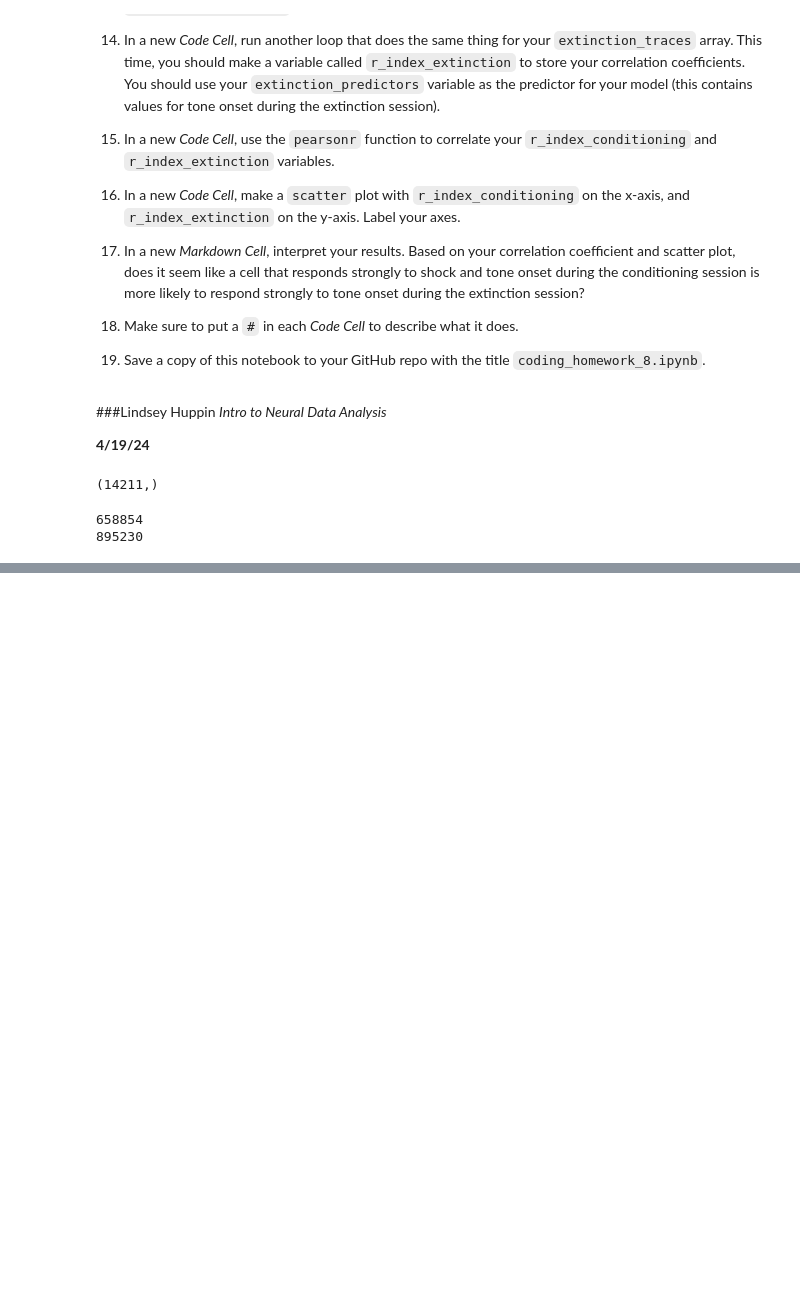
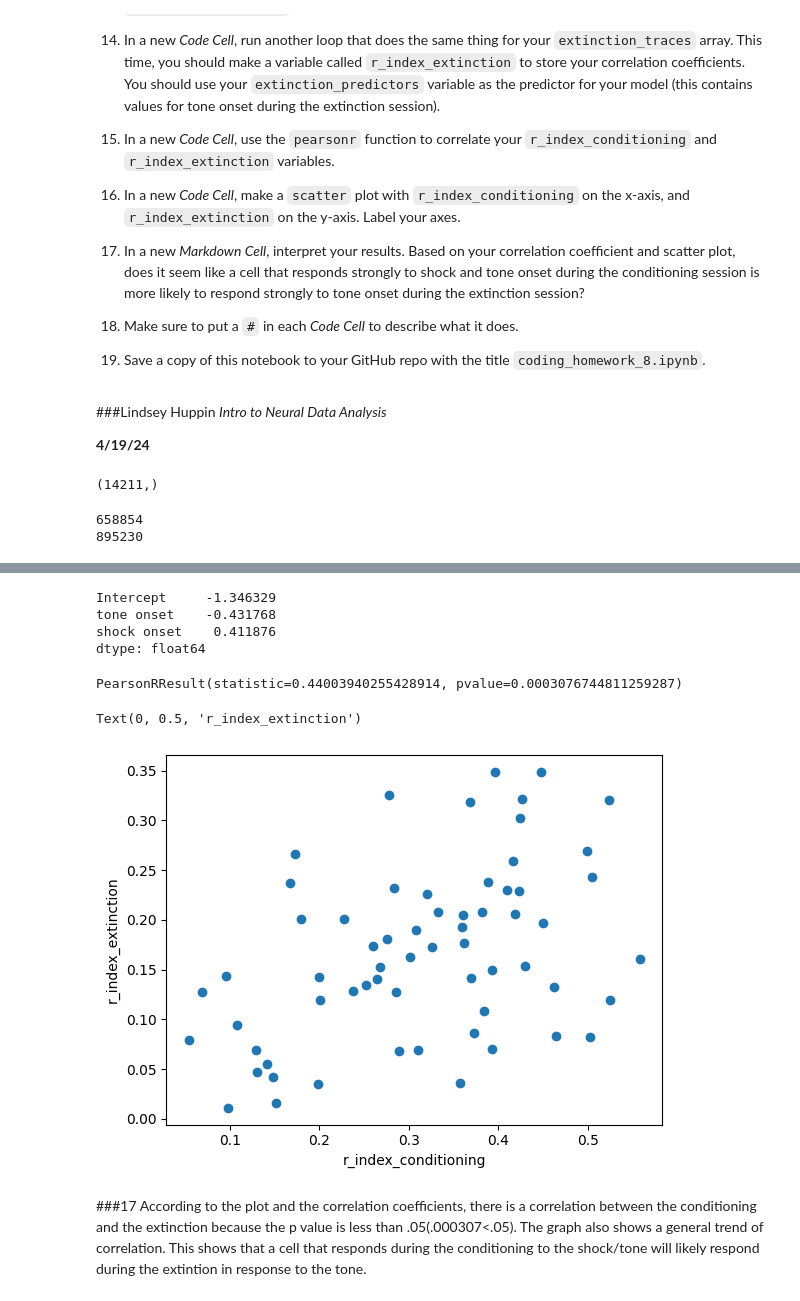
Before and after one commit to lindseyhuppin/Neur265Work, a Jupyter notebook: homework/coding_homework_8.ipynb, the cells around one changed output, grey strips where cells are left out. Cells and saved outputs as stored; diff of their text form; code cells hidden in the pictures; blank space fills up the shorter version.

```diff
--- a/homework/coding_homework_8.ipynb
+++ b/homework/coding_homework_8.ipynb
@@ -83,0 +107,57 @@ time_extinction = np.linspace(0,(extinction_traces.shape[0]-1)/15,extinction_tra
+# %%
+#12 comparing the prediction to the data
+shock_array = np.zeros(10458)
+for i in range(10458):
+  if i >= (shock_index[0]-15)*15 and i <= (shock_index[0]+30)*15:
+    shock_array[i] = 1
+  elif i>= (shock_index[1]-15)*15 and i <= (shock_index[1]+30)*15:
+    shock_array[i] = 1
+  elif i>= (shock_index[2]-15)*15 and i <= (shock_index[2]+30)*15:
+    shock_array[i] = 1
+  else:
+    shock_array[i] = 0
+
+tone_array = np.zeros(10458)
+for i in range(10458):
+  if i >= (tone_index[0]-15)*15 and i <= (tone_index[0]+30)*15:
+    tone_array[i] = 1
+  elif i>= (tone_index[1]-15)*15 and i <= (tone_index[1]+30)*15:
+    tone_array[i] = 1
+  elif i>= (tone_index[2]-15)*15 and i <= (tone_index[2]+30)*15:
+    tone_array[i] = 1
+  else:
+    tone_array[i] = 0
+
+from pandas import DataFrame as df
+import statsmodels.api as sm
+from statsmodels.genmod.families import Poisson
+from statsmodels.genmod.families.links import identity, log
+from scipy.stats import chi2
+from statsmodels.distributions.empirical_distribution import ECDF
+
+first_trace = conditioning_traces[:,0]
+
+predictors_conditioning = df(data={'Intercept': np.ones_like(tone_array), 'tone onset': tone_array})
+
+predictors_conditioning['shock onset'] = shock_array
+model3 = sm.GLM(first_trace, predictors_conditioning, family=Poisson())
+model3_results = model3.fit() # Fit model to our data
+b1 = model3_results.params
+print(b1)
+# %% [output]
+Intercept     -1.346329
+tone onset    -0.431768
+shock onset    0.411876
+dtype: float64
+# %%
+#13 getting correlation coefficient from model
+predictors_conditioning['shock onset'] = shock_array
+r_index_conditioning = np.zeros(conditioning_traces.shape[1])
+
+for i in range(conditioning_traces.shape[1]):
+  trace_temp = conditioning_traces[:,i]
+  model3 = sm.GLM(trace_temp, predictors_conditioning, family=Poisson())
+  model3_results = model3.fit()
+  predicted_trace = model3_results.predict()
+  r3 = pearsonr(trace_temp, predicted_trace)
+  r_index_conditioning[i] = r3.statistic
@@ -83,0 +212,16 @@ time_extinction = np.linspace(0,(extinction_traces.shape[0]-1)/15,extinction_tra
+# %%
+#15 correlate the extinction and conditioning correlation coefficients
+print(pearsonr(r_index_conditioning,r_index_extinction))
+# %% [output]
+PearsonRResult(statistic=0.44003940255428914, pvalue=0.0003076744811259287)
+# %%
+#16 plotting the correlation coefficients
+plt.scatter(r_index_conditioning,r_index_extinction)
+plt.xlabel('r_index_conditioning')
+plt.ylabel('r_index_extinction')
+# %% [output]
+Text(0, 0.5, 'r_index_extinction')
+[figure, added]
+# %% [markdown]
+###17
+According to the plot and the correlation coefficients, there is a correlation between the conditioning and the extinction because the p value is less than .05(.000307<.05). The graph also shows a general trend of correlation. This shows that a cell that responds during the conditioning to the shock/tone will likely respond during the extintion in response to the tone.
```
Also changed, not shown: parts of 6 cells of this notebook.
